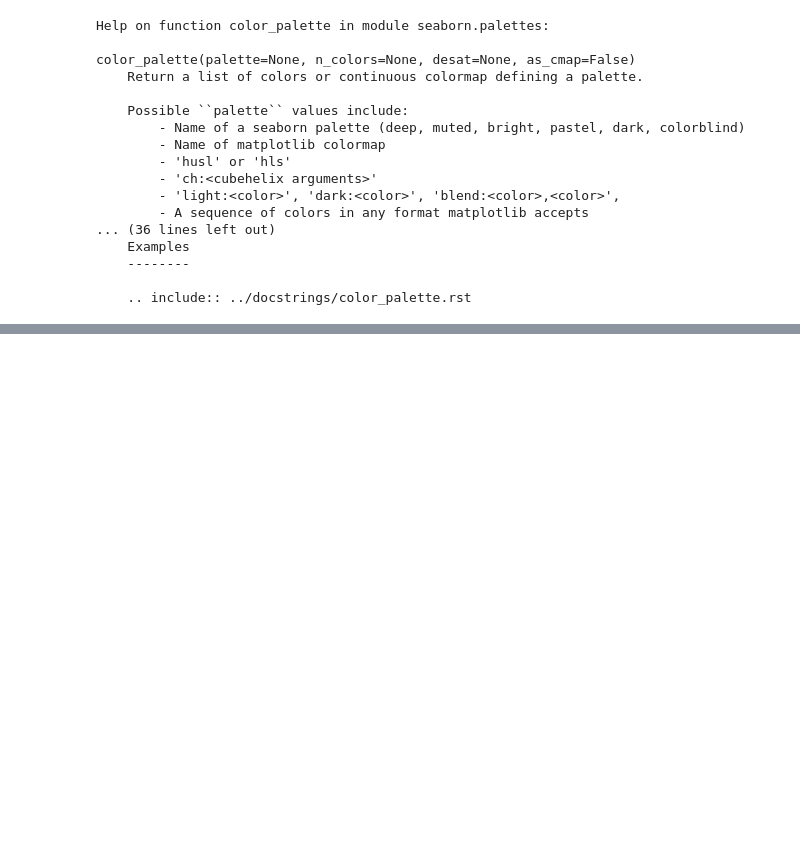
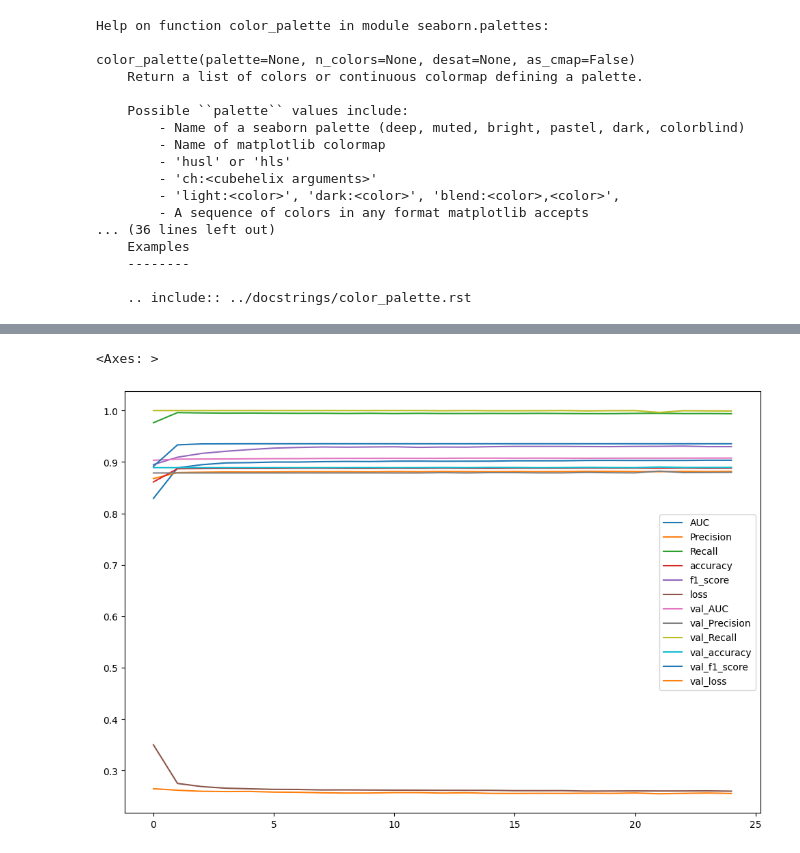
Before and after one commit to Qertal/KursStreamlit, a Jupyter notebook: tensorflow/main.ipynb, the cells around one changed output, grey strips where cells are left out. Cells and saved outputs as stored; diff of their text form; code cells hidden in the pictures; blank space fills up the shorter version.

```diff
--- a/tensorflow/main.ipynb
+++ b/tensorflow/main.ipynb
@@ -324,0 +658,7 @@ color_palette(palette=None, n_colors=None, desat=None, as_cmap=False)
+# %%
+from sklearn.preprocessing import StandardScaler
+scalar = StandardScaler().fit(X_train)
+# %%
+X_train_scaled = scalar.transform(X_train)
+X_test_scaled = scalar.transform(X_test)
+X_val_scaled = scalar.transform(X_val)
@@ -324,0 +669,20 @@ color_palette(palette=None, n_colors=None, desat=None, as_cmap=False)
+# %%
+model = Sequential()
+
+model.add(Dense(78, activation='relu'))
+model.add(Dropout(0.5))
+model.add(Dense(39, activation='relu'))
+model.add(Dropout(0.5))
+model.add(Dense(19, activation='relu'))
+model.add(Dropout(0.5))
+model.add(Dense(1, activation='sigmoid'))
+
+model.compile(optimizer='adam', loss='binary_crossentropy', metrics=['accuracy', 'AUC', 'Precision', 'Recall', 'f1_score'])
+# %%
+model.fit(X_train_scaled
+          , y_train
+          , epochs=25
+          , verbose=1
+          , validation_data=(X_val_scaled, y_val)
+          , batch_size=128
+          )
@@ -324,0 +708,5 @@ color_palette(palette=None, n_colors=None, desat=None, as_cmap=False)
+# %%
+pd.DataFrame(model.history.history).plot(figsize=(12, 8))
+# %% [output]
+<Axes: >
+[figure, added]
```
Also changed, not shown: parts of 57 cells of this notebook, 3 other files.
